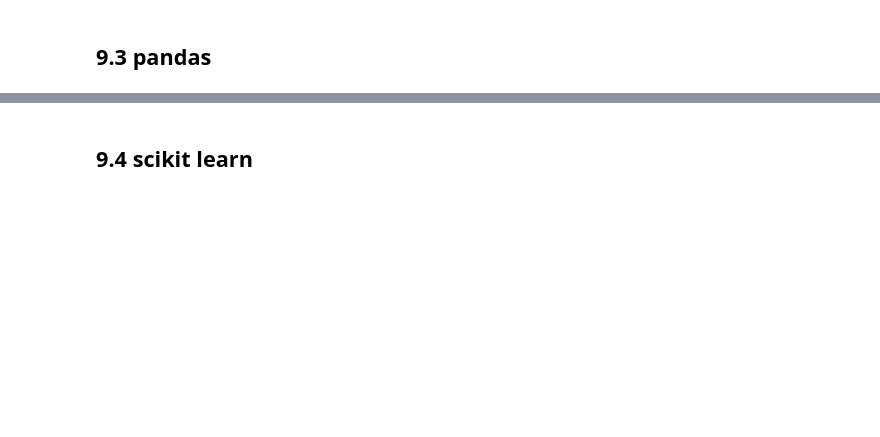
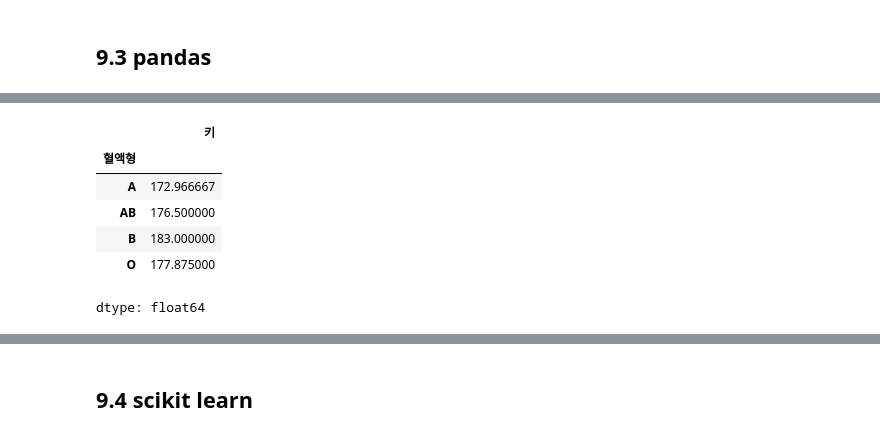
Before and after one commit to moonlight94-t/leolou, a Jupyter notebook: python notev1.1.ipynb, the cells around one changed output, grey strips where cells are left out. Drawn from its saved outputs; the diff is of its cells as text; code cells hidden in the pictures; blank space fills up the shorter version.

```diff
--- a/python notev1.1.ipynb
+++ b/python notev1.1.ipynb
@@ -1028,0 +1170,11 @@ df.isnull().sum().sum()
+# %%
+pd.pivot_table(df, index='소속사', columns='혈액형', values='키',aggfunc=np.mean) #values는 조회하고 싶은 값 , 추가계산함수
+df.groupby('혈액형')['키'].mean()
+# %% [output]
+|  | 키 |
+| 혈액형 |  |
+| A | 172.966667 |
+| AB | 176.500000 |
+| B | 183.000000 |
+| O | 177.875000 |
+dtype: float64
```
Also changed, not shown: parts of 60 cells of this notebook.
